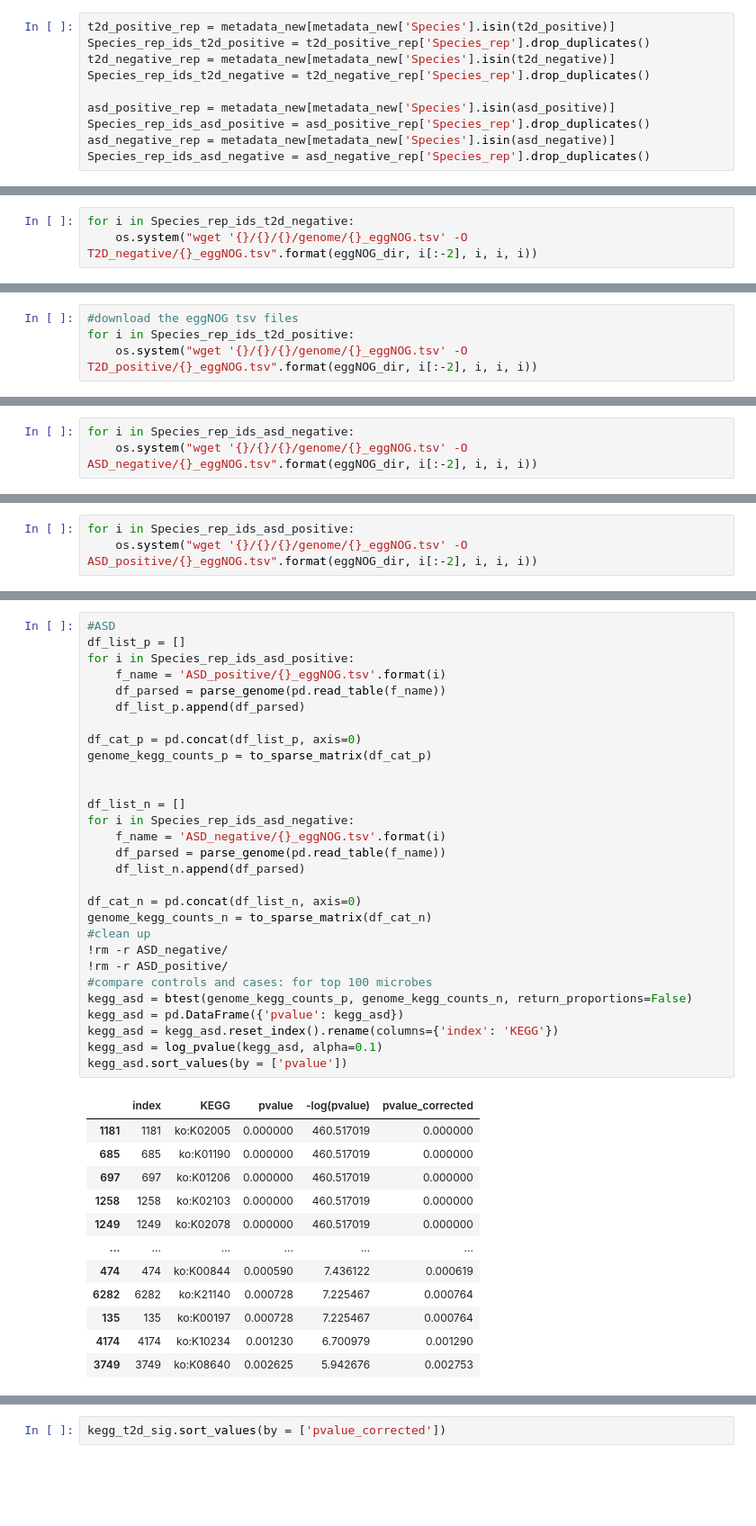
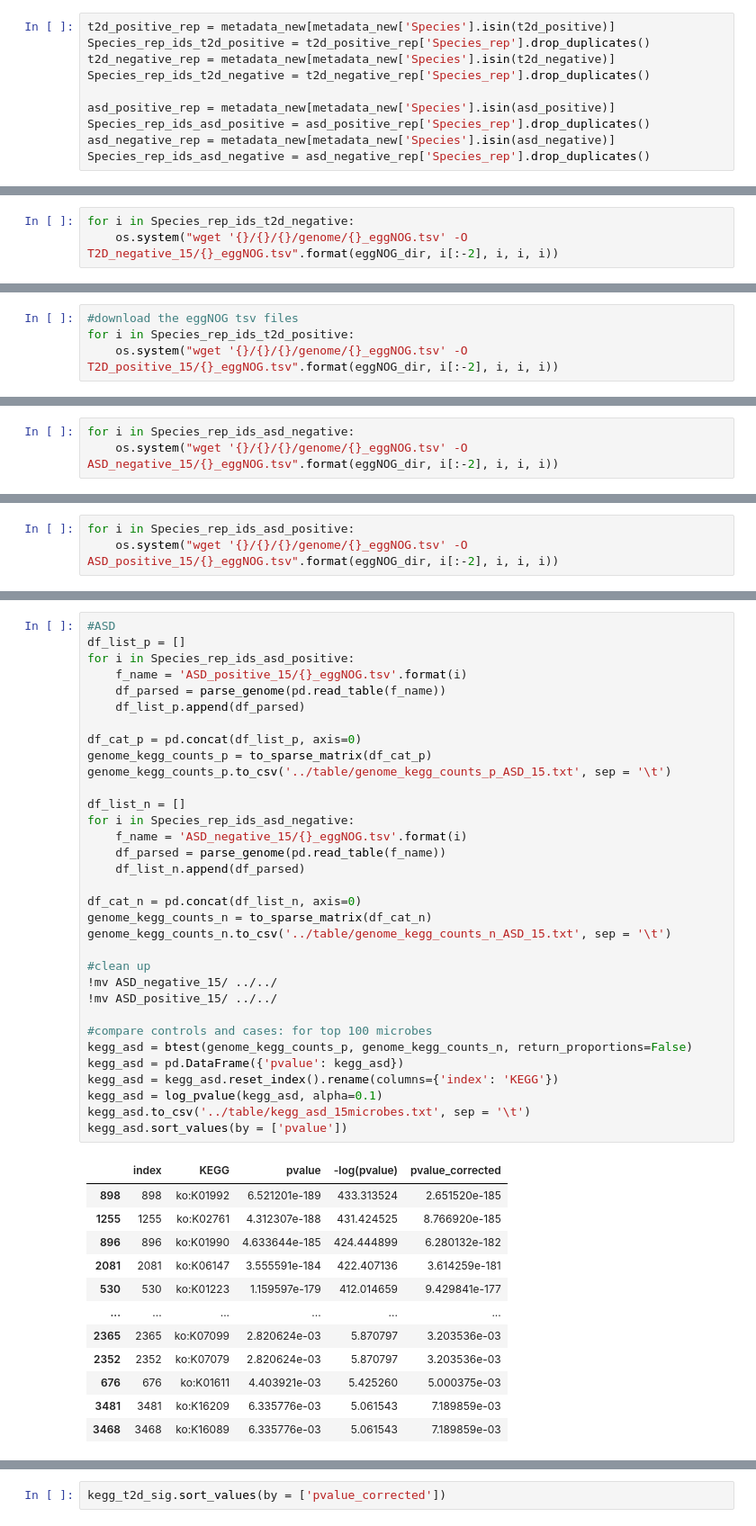
Before and after one commit to jindongmin/Meta_diseases_analyses, a Jupyter notebook: ipynb/parse-genome.ipynb, the cells around one changed output, grey strips where cells are left out. Shown: that part at 90% size. Cells and saved outputs as stored; diff of their text form; blank space fills up the shorter version.

```diff
--- a/ipynb/parse-genome.ipynb
+++ b/ipynb/parse-genome.ipynb
@@ -156,3 +181,3 @@ mkdir T2D_positive
 # %%
 for i in Species_rep_ids_t2d_negative:
-    os.system("wget '{}/{}/{}/genome/{}_eggNOG.tsv' -O T2D_negative/{}_eggNOG.tsv".format(eggNOG_dir, i[:-2], i, i, i))
+    os.system("wget '{}/{}/{}/genome/{}_eggNOG.tsv' -O T2D_negative_15/{}_eggNOG.tsv".format(eggNOG_dir, i[:-2], i, i, i))
@@ -162,4 +202,4 @@ for i in Species_rep_ids_t2d_negative:
 # %%
 #download the eggNOG tsv files
 for i in Species_rep_ids_t2d_positive:
-    os.system("wget '{}/{}/{}/genome/{}_eggNOG.tsv' -O T2D_positive/{}_eggNOG.tsv".format(eggNOG_dir, i[:-2], i, i, i))
+    os.system("wget '{}/{}/{}/genome/{}_eggNOG.tsv' -O T2D_positive_15/{}_eggNOG.tsv".format(eggNOG_dir, i[:-2], i, i, i))
@@ -166,3 +227,3 @@ for i in Species_rep_ids_t2d_positive:
 # %%
 for i in Species_rep_ids_asd_negative:
-    os.system("wget '{}/{}/{}/genome/{}_eggNOG.tsv' -O ASD_negative/{}_eggNOG.tsv".format(eggNOG_dir, i[:-2], i, i, i))
+    os.system("wget '{}/{}/{}/genome/{}_eggNOG.tsv' -O ASD_negative_15/{}_eggNOG.tsv".format(eggNOG_dir, i[:-2], i, i, i))
@@ -169,3 +248,3 @@ for i in Species_rep_ids_asd_negative:
 # %%
 for i in Species_rep_ids_asd_positive:
-    os.system("wget '{}/{}/{}/genome/{}_eggNOG.tsv' -O ASD_positive/{}_eggNOG.tsv".format(eggNOG_dir, i[:-2], i, i, i))
+    os.system("wget '{}/{}/{}/genome/{}_eggNOG.tsv' -O ASD_positive_15/{}_eggNOG.tsv".format(eggNOG_dir, i[:-2], i, i, i))
@@ -172,42 +269,46 @@ for i in Species_rep_ids_asd_positive:
 # %%
 #ASD
 df_list_p = []
 for i in Species_rep_ids_asd_positive:
-    f_name = 'ASD_positive/{}_eggNOG.tsv'.format(i)
+    f_name = 'ASD_positive_15/{}_eggNOG.tsv'.format(i)
     df_parsed = parse_genome(pd.read_table(f_name))
     df_list_p.append(df_parsed)
 
 df_cat_p = pd.concat(df_list_p, axis=0)
 genome_kegg_counts_p = to_sparse_matrix(df_cat_p)
-
+genome_kegg_counts_p.to_csv('../table/genome_kegg_counts_p_ASD_15.txt', sep = '\t')
 
 df_list_n = []
 for i in Species_rep_ids_asd_negative:
-    f_name = 'ASD_negative/{}_eggNOG.tsv'.format(i)
+    f_name = 'ASD_negative_15/{}_eggNOG.tsv'.format(i)
     df_parsed = parse_genome(pd.read_table(f_name))
     df_list_n.append(df_parsed)
 
 df_cat_n = pd.concat(df_list_n, axis=0)
 genome_kegg_counts_n = to_sparse_matrix(df_cat_n)
+genome_kegg_counts_n.to_csv('../table/genome_kegg_counts_n_ASD_15.txt', sep = '\t')
+
 #clean up
-!rm -r ASD_negative/
-!rm -r ASD_positive/
+!mv ASD_negative_15/ ../../
+!mv ASD_positive_15/ ../../
+
 #compare controls and cases: for top 100 microbes
 kegg_asd = btest(genome_kegg_counts_p, genome_kegg_counts_n, return_proportions=False)
 kegg_asd = pd.DataFrame({'pvalue': kegg_asd})
 kegg_asd = kegg_asd.reset_index().rename(columns={'index': 'KEGG'})
 kegg_asd = log_pvalue(kegg_asd, alpha=0.1)
+kegg_asd.to_csv('../table/kegg_asd_15microbes.txt', sep = '\t')
 kegg_asd.sort_values(by = ['pvalue'])
 # %% [output]
 |  | index | KEGG | pvalue | -log(pvalue) | pvalue_corrected |
-| 1181 | 1181 | ko:K02005 | 0.000000 | 460.517019 | 0.000000 |
-| 685 | 685 | ko:K01190 | 0.000000 | 460.517019 | 0.000000 |
-| 697 | 697 | ko:K01206 | 0.000000 | 460.517019 | 0.000000 |
-| 1258 | 1258 | ko:K02103 | 0.000000 | 460.517019 | 0.000000 |
-| 1249 | 1249 | ko:K02078 | 0.000000 | 460.517019 | 0.000000 |
+| 898 | 898 | ko:K01992 | 6.521201e-189 | 433.313524 | 2.651520e-185 |
+| 1255 | 1255 | ko:K02761 | 4.312307e-188 | 431.424525 | 8.766920e-185 |
+| 896 | 896 | ko:K01990 | 4.633644e-185 | 424.444899 | 6.280132e-182 |
+| 2081 | 2081 | ko:K06147 | 3.555591e-184 | 422.407136 | 3.614259e-181 |
+| 530 | 530 | ko:K01223 | 1.159597e-179 | 412.014659 | 9.429841e-177 |
 | ... | ... | ... | ... | ... | ... |
-| 474 | 474 | ko:K00844 | 0.000590 | 7.436122 | 0.000619 |
-| 6282 | 6282 | ko:K21140 | 0.000728 | 7.225467 | 0.000764 |
-| 135 | 135 | ko:K00197 | 0.000728 | 7.225467 | 0.000764 |
-| 4174 | 4174 | ko:K10234 | 0.001230 | 6.700979 | 0.001290 |
-| 3749 | 3749 | ko:K08640 | 0.002625 | 5.942676 | 0.002753 |
+| 2365 | 2365 | ko:K07099 | 2.820624e-03 | 5.870797 | 3.203536e-03 |
+| 2352 | 2352 | ko:K07079 | 2.820624e-03 | 5.870797 | 3.203536e-03 |
+| 676 | 676 | ko:K01611 | 4.403921e-03 | 5.425260 | 5.000375e-03 |
+| 3481 | 3481 | ko:K16209 | 6.335776e-03 | 5.061543 | 7.189859e-03 |
+| 3468 | 3468 | ko:K16089 | 6.335776e-03 | 5.061543 | 7.189859e-03 |
```
Also changed, not shown: parts of 30 cells of this notebook, 22 other files.
